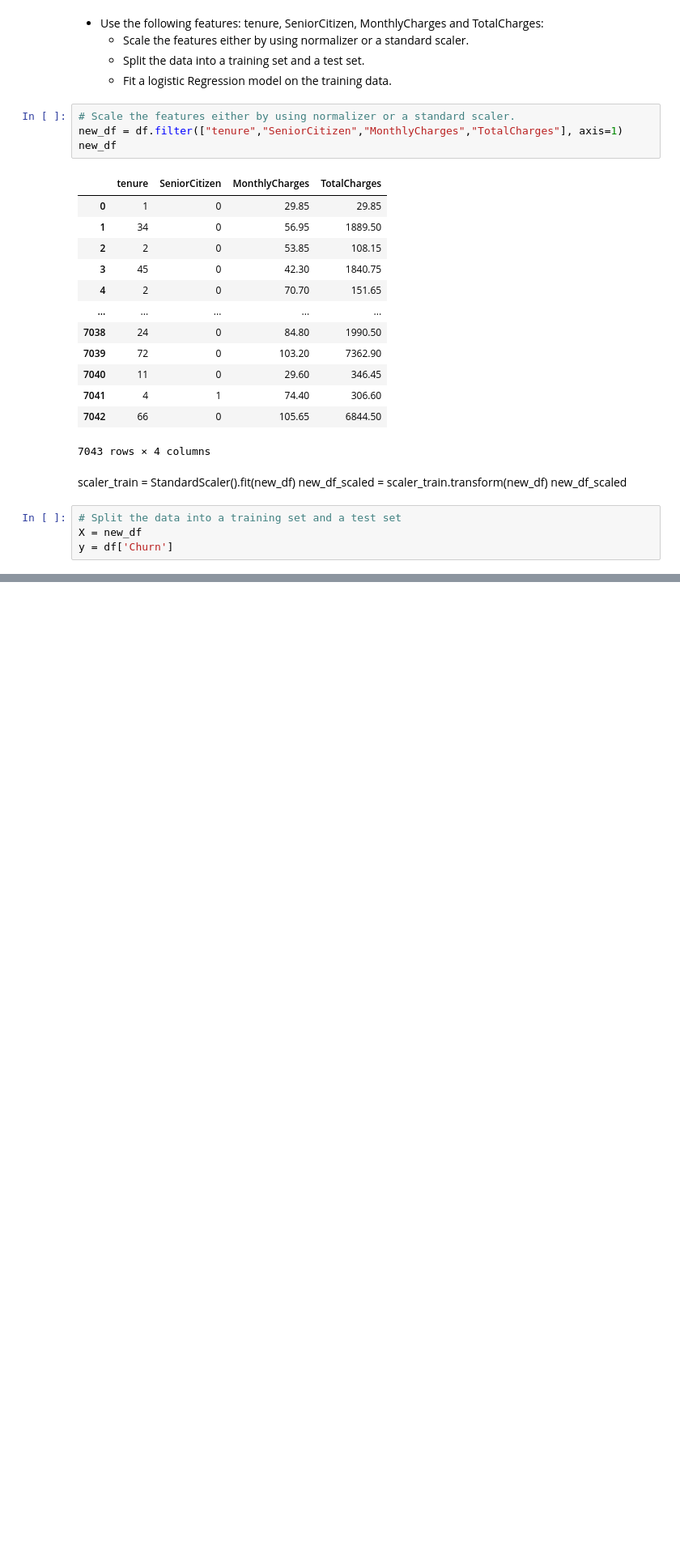
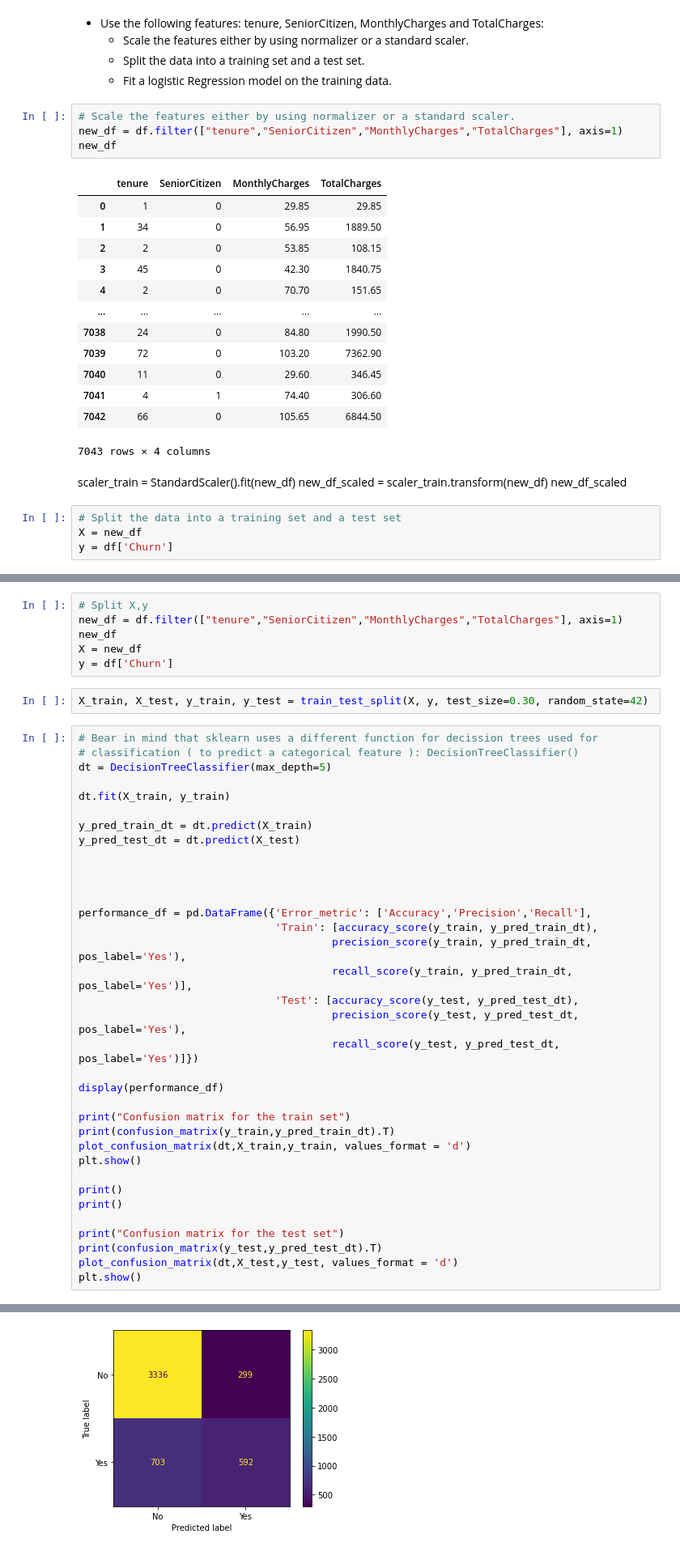
Before and after one commit to SilviaAbendano/Ironlabs_Silvia, a Jupyter notebook: week7/cchurn_notebook.ipynb, the cells around one changed output, grey strips where cells are left out. Shown at 81% size. Drawn from its saved outputs; the diff is of its cells as text; blank space fills up the shorter version.

```diff
--- a/week7/cchurn_notebook.ipynb
+++ b/week7/cchurn_notebook.ipynb
@@ -223,0 +232,44 @@ Confusion matrix for the test set
+# %%
+# Split X,y
+new_df = df.filter(["tenure","SeniorCitizen","MonthlyCharges","TotalCharges"], axis=1)
+new_df
+X = new_df
+y = df['Churn']
+# %%
+X_train, X_test, y_train, y_test = train_test_split(X, y, test_size=0.30, random_state=42)
+# %%
+# Bear in mind that sklearn uses a different function for decission trees used for
+# classification ( to predict a categorical feature ): DecisionTreeClassifier()
+dt = DecisionTreeClassifier(max_depth=5)
+
+dt.fit(X_train, y_train)
+
+y_pred_train_dt = dt.predict(X_train)
+y_pred_test_dt = dt.predict(X_test)
+
+
+
+
+performance_df = pd.DataFrame({'Error_metric': ['Accuracy','Precision','Recall'],
+                               'Train': [accuracy_score(y_train, y_pred_train_dt),
+                                        precision_score(y_train, y_pred_train_dt, pos_label='Yes'),
+                                        recall_score(y_train, y_pred_train_dt, pos_label='Yes')],
+                               'Test': [accuracy_score(y_test, y_pred_test_dt),
+                                        precision_score(y_test, y_pred_test_dt, pos_label='Yes'),
+                                        recall_score(y_test, y_pred_test_dt, pos_label='Yes')]})
+
+display(performance_df)
+
+print("Confusion matrix for the train set")
+print(confusion_matrix(y_train,y_pred_train_dt).T)
+plot_confusion_matrix(dt,X_train,y_train, values_format = 'd')
+plt.show()
+
+print()
+print()
+
+print("Confusion matrix for the test set")
+print(confusion_matrix(y_test,y_pred_test_dt).T)
+plot_confusion_matrix(dt,X_test,y_test, values_format = 'd')
+plt.show()
+# %% [output]
@@ -223,0 +283 @@ Confusion matrix for the test set
+[figure, added]
```
Also changed, not shown: parts of 7 cells of this notebook.
